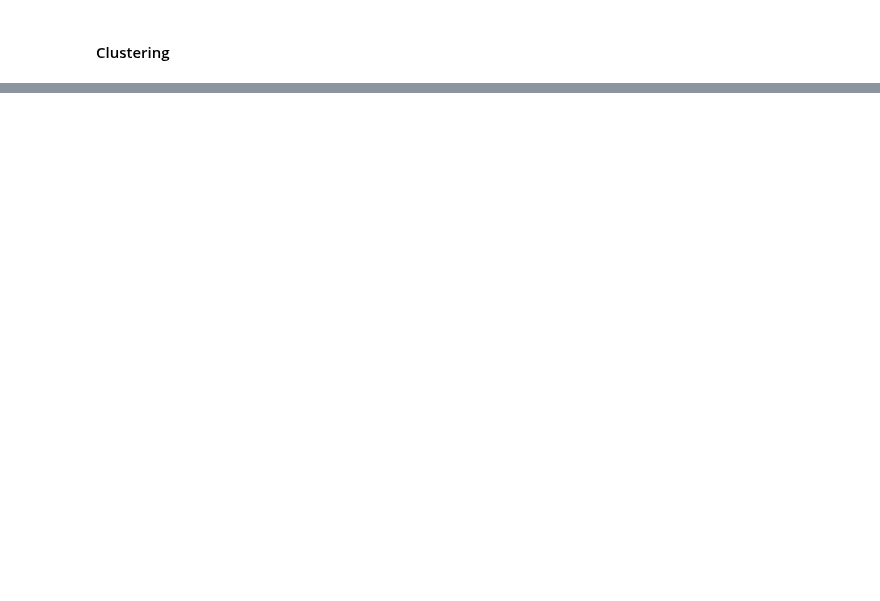
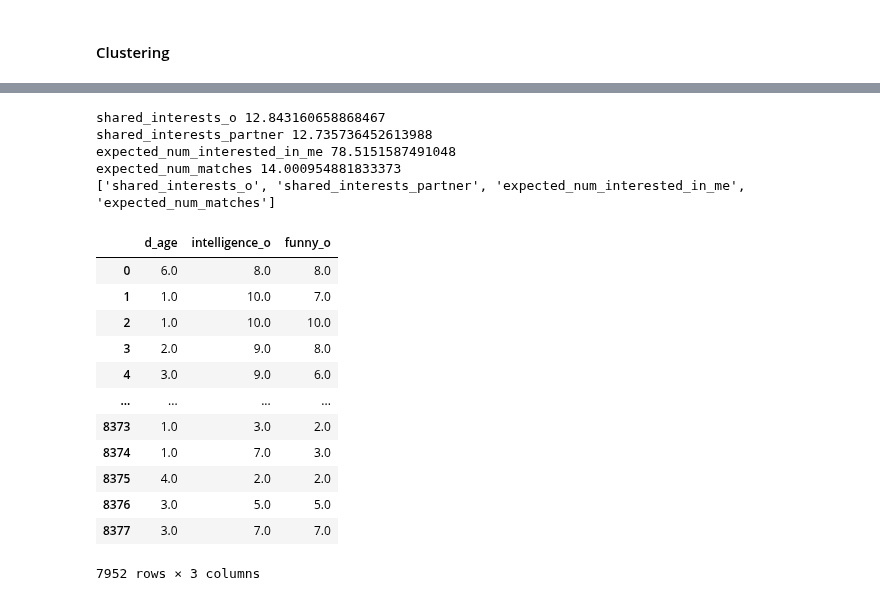
Before and after one commit to afrincon2/Machine_learning, a Jupyter notebook: Clustering/kmeansDating.ipynb, the cells around one changed output, grey strips where cells are left out. Drawn from its saved outputs; the diff is of its cells as text; code cells hidden in the pictures; blank space fills up the shorter version.

```diff
--- a/Clustering/kmeansDating.ipynb
+++ b/Clustering/kmeansDating.ipynb
@@ -10,0 +26,48 @@ FileNotFoundError: [Errno 2] No such file or directory: 'speeddating.csv'
+# %%
+#TODO Check which attributes have missing values
+nulls = data.isnull()*1
+# Sum the columns
+col_sums = nulls.sum()/len(data)*100
+
+percetage_10=[]
+for column in data.columns:
+    if col_sums[column]>10:
+        print(column, col_sums[column])
+        percetage_10.append(column)
+data=data.drop(columns=percetage_10)
+print(percetage_10)
+# %% [output]
+shared_interests_o 12.843160658868467
+shared_interests_partner 12.735736452613988
+expected_num_interested_in_me 78.5151587491048
+expected_num_matches 14.000954881833373
+['shared_interests_o', 'shared_interests_partner', 'expected_num_interested_in_me', 'expected_num_matches']
+# %%
+table_models = pd.DataFrame(columns=['Model', 'Train accuracy', 'Test accuracy', 'Observations'])
+
+# Create model of logistic regression
+
+variables2_X=["d_age","intelligence_o","funny_o"]
+label_y=["match"]
+variables2=variables2_X+label_y
+data_model2=data[variables2]
+data_model2= data_model2.dropna(how='any')
+data_model2 = pd.get_dummies(data_model2, columns=label_y)
+# Load your dataset into X and y
+X =data_model2[variables2_X]
+y =data_model2[data_model2.columns[-1]]
+X
+# %% [output]
+|  | d_age | intelligence_o | funny_o |
+| 0 | 6.0 | 8.0 | 8.0 |
+| 1 | 1.0 | 10.0 | 7.0 |
+| 2 | 1.0 | 10.0 | 10.0 |
+| 3 | 2.0 | 9.0 | 8.0 |
+| 4 | 3.0 | 9.0 | 6.0 |
+| ... | ... | ... | ... |
+| 8373 | 1.0 | 3.0 | 2.0 |
+| 8374 | 1.0 | 7.0 | 3.0 |
+| 8375 | 4.0 | 2.0 | 2.0 |
+| 8376 | 3.0 | 5.0 | 5.0 |
+| 8377 | 3.0 | 7.0 | 7.0 |
+7952 rows × 3 columns
```
Also changed, not shown: parts of 4 cells of this notebook.
